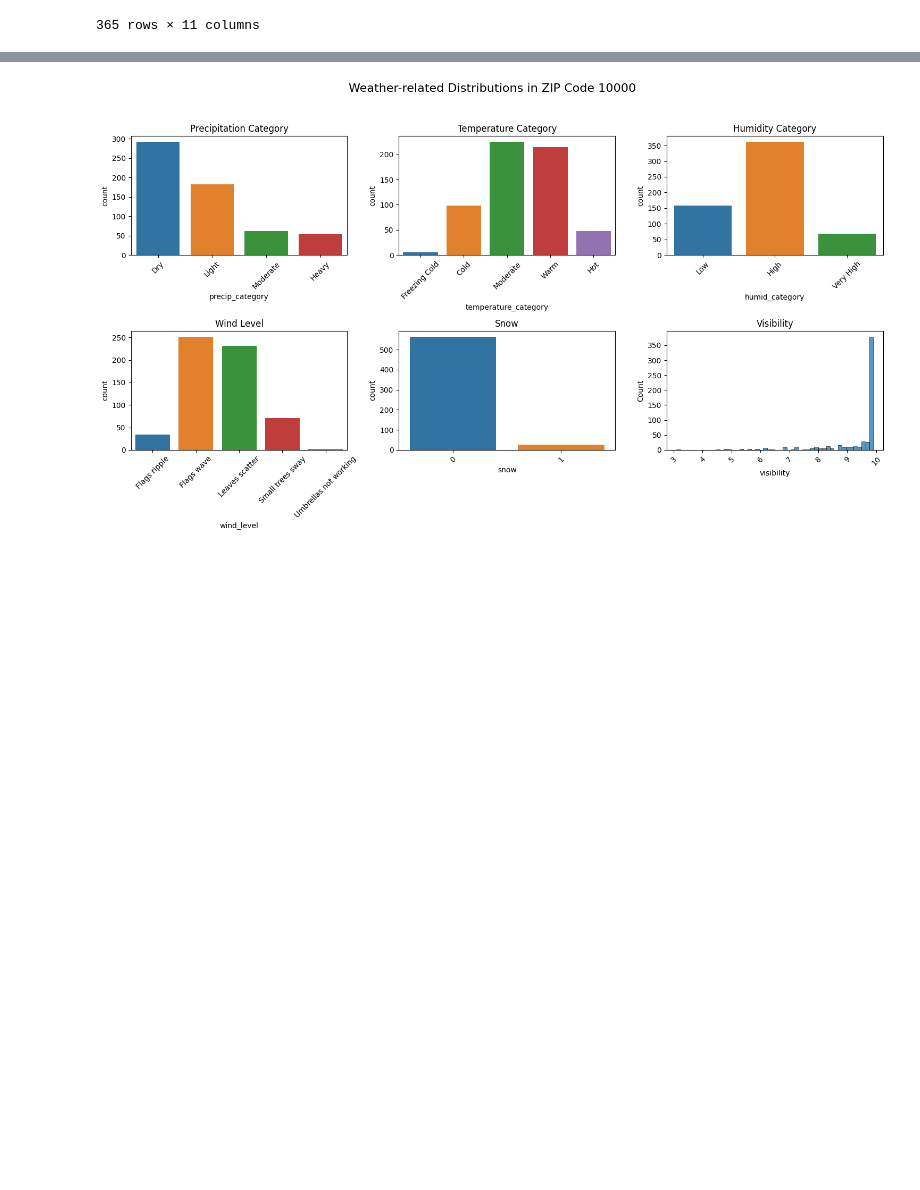
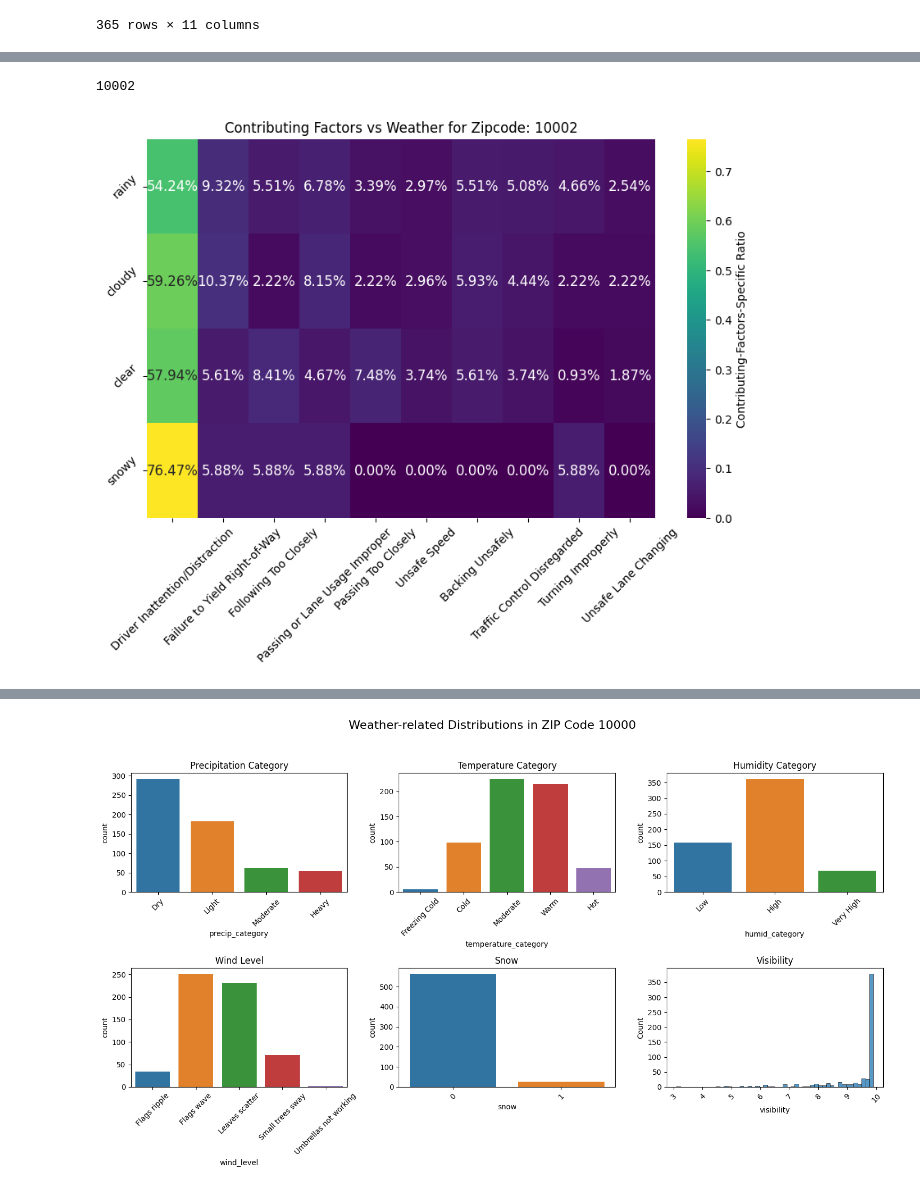
Before and after one commit to ReiannaLiu/MotorVehicleCollision, a Jupyter notebook: data_cleaning_process/weather_collision_EDA.ipynb, the cells around one changed output, grey strips where cells are left out. Drawn from its saved outputs; the diff is of its cells as text; code cells hidden in the pictures; blank space fills up the shorter version.

```diff
--- a/data_cleaning_process/weather_collision_EDA.ipynb
+++ b/data_cleaning_process/weather_collision_EDA.ipynb
@@ -184,0 +256,4 @@ Name: wind_level, Length: 103782, dtype: object
+# %%
+top_contributing_factors = allzipcodes_weather_df['contributing_factor'][~allzipcodes_weather_df['contributing_factor'].isin(["Unspecified", "Other Vehicular"])].value_counts(normalize=True).head(10).index
+top_contributing_factors = top_contributing_factors.to_list()
+top_contributing_factors
@@ -184,0 +271,4 @@ Name: wind_level, Length: 103782, dtype: object
+# %%
+## select all the rows related to zipcode = 10002
+zipcode_weather_df = allzipcodes_weather_df[allzipcodes_weather_df['zip_code'] == '10002']
+zipcode_weather_df
@@ -184,0 +290,20 @@ Name: wind_level, Length: 103782, dtype: object
+# %%
+# Filter data for rainy, non-rainy, and snowy days
+rainy_days = zipcode_weather_df[zipcode_weather_df['icon'] == 'rain']
+cloudy_days = zipcode_weather_df[zipcode_weather_df['icon'] == 'cloudy']
+clear_days = zipcode_weather_df[zipcode_weather_df['icon'] == 'clear-day']
+snowy_days = zipcode_weather_df[zipcode_weather_df['icon'] == 'snow']
+
+# Calculate the ratio of each severity level to total accidents for each condition
+ratio_rainy = rainy_days['contributing_factor'][rainy_days['contributing_factor'].isin(top_contributing_factors)].value_counts(normalize=True)
+ratio_cloudy= cloudy_days['contributing_factor'][cloudy_days['contributing_factor'].isin(top_contributing_factors)].value_counts(normalize=True)
+ratio_clear= clear_days['contributing_factor'][clear_days['contributing_factor'].isin(top_contributing_factors)].value_counts(normalize=True)
+ratio_snowy= snowy_days['contributing_factor'][snowy_days['contributing_factor'].isin(top_contributing_factors)].value_counts(normalize=True)
+
+weather_data = {}
+# Create a DataFrame for the heatmap
+for factor in top_contributing_factors:
+    weather_data[factor] = [ratio_rainy.get(factor, 0), ratio_cloudy.get(factor, 0), ratio_clear.get(factor, 0), ratio_snowy.get(factor, 0)]
+
+heatmap_data_weather_cf = pd.DataFrame(weather_data, index=['rainy', 'cloudy', 'clear', 'snowy'])
+heatmap_data_weather_cf
@@ -184,0 +395,15 @@ Name: wind_level, Length: 103782, dtype: object
+# %%
+print(zipcode_weather_df['zip_code'].unique()[0])
+# %% [output]
+10002
+# %%
+# Set up the first plot that shows the overall impact of weather on contributing factors
+plt.figure(figsize=(10, 6))
+sns.heatmap(heatmap_data_weather_cf, annot = True, fmt='.2%', cmap='viridis', cbar_kws={'label': 'Contributing-Factors-Specific Ratio'},
+            annot_kws={"size": 12})
+plt.title('Contributing Factors vs Weather for Zipcode: '+ zipcode_weather_df['zip_code'].unique()[0])
+plt.tick_params(axis='y', rotation=45)
+plt.tick_params(axis='x', rotation=45)
+plt.show()
+# %% [output]
+[figure, added]
```
Also changed, not shown: parts of 34 cells of this notebook.
